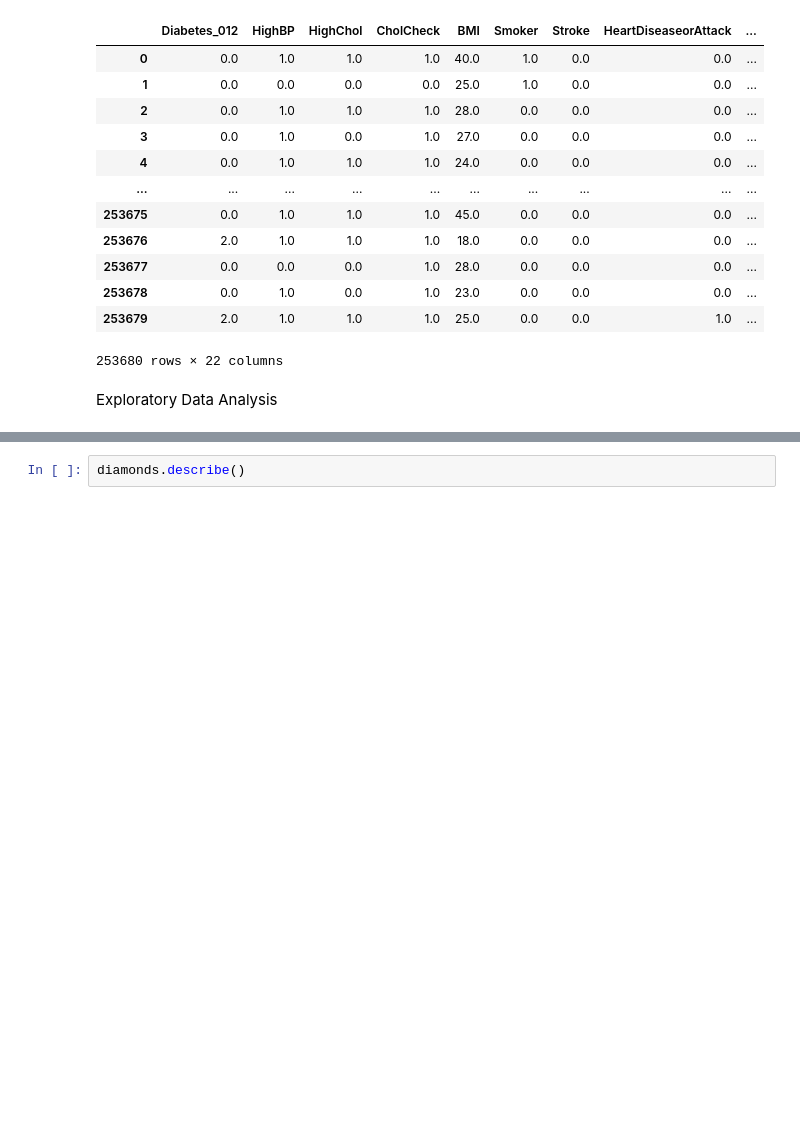
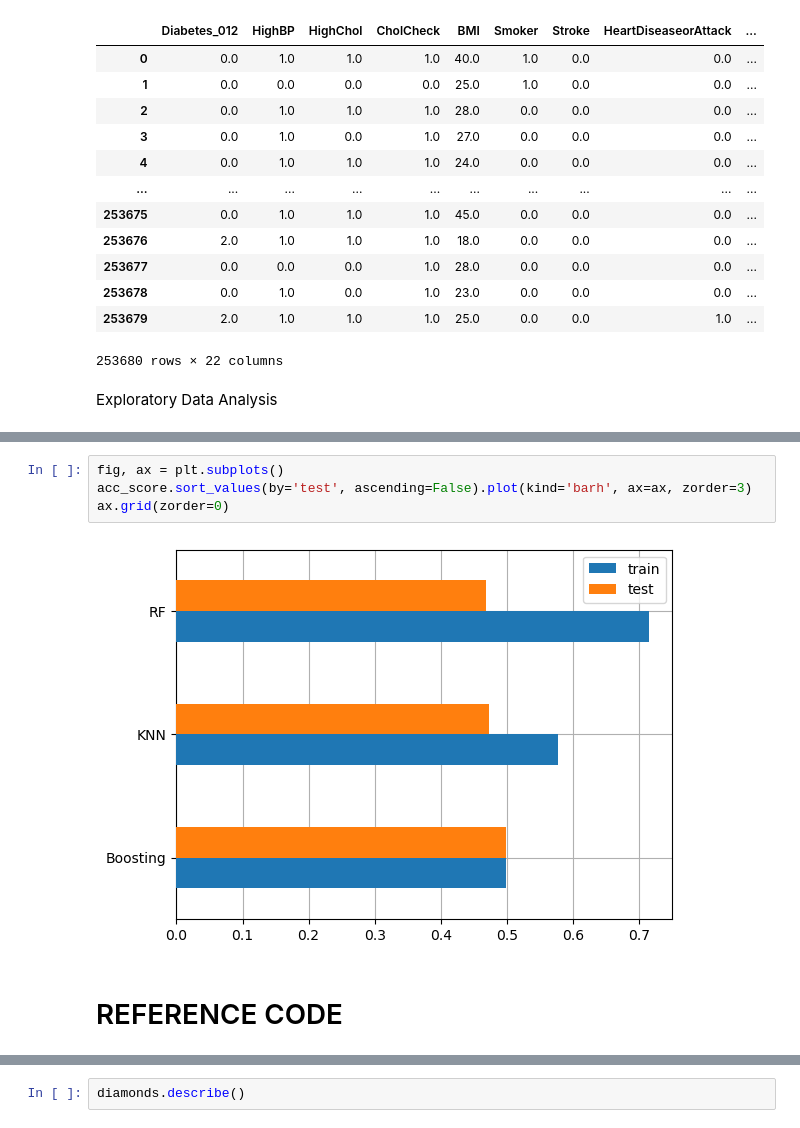
Before and after one commit to goenpiloes/dicoding-predictive-analysis, a Jupyter notebook: main.ipynb, the cells around one changed output, grey strips where cells are left out. Cells and saved outputs as stored; diff of their text form; blank space fills up the shorter version.

```diff
--- a/main.ipynb
+++ b/main.ipynb
@@ -111,3 +289,11 @@ diamonds.loc[(diamonds['z'] == 0)]
+# %%
+fig, ax = plt.subplots()
+acc_score.sort_values(by='test', ascending=False).plot(kind='barh', ax=ax, zorder=3)
+ax.grid(zorder=0)
+# %% [output]
+[figure, added]
+# %% [markdown]
+# REFERENCE CODE
 # %%
 diamonds = diamonds.loc[(diamonds[['x', 'y', 'z']] != 0).all(axis=1)]
 
```
Also changed, not shown: parts of 27 cells of this notebook, 1 other file.
